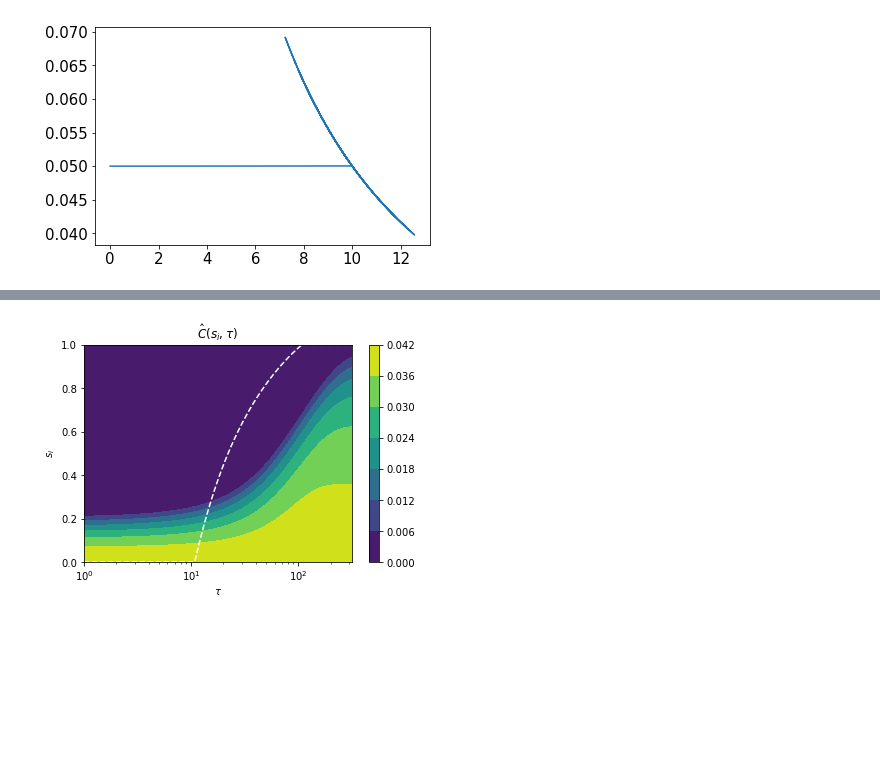
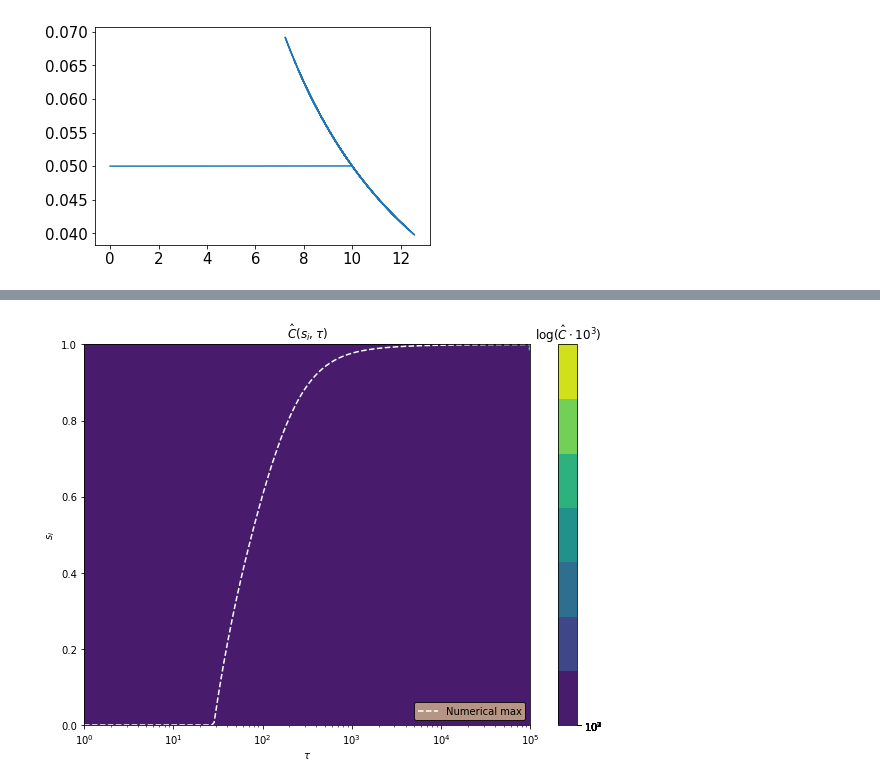
Before and after one commit to jakobkolb/pysave, a Jupyter notebook: pysave/model/Wippe.ipynb, the cells around one changed output, grey strips where cells are left out. Cells and saved outputs as stored; diff of their text form; code cells hidden in the pictures; blank space fills up the shorter version.

```diff
--- a/pysave/model/Wippe.ipynb
+++ b/pysave/model/Wippe.ipynb
@@ -6,6 +6,6 @@ import pandas as pd
 #trajectory3: delta = .40
 #trajectory1: delta = .05
 #trajectory2: delta= .05, tau=5
-traj = np.load('trajs/trajectory_Ldist_tau500_phi01_eps01') # trajectory_Ldist_tau500_phi01_eps01
-delta=5
+traj = np.load('trajs/trajectory_Ldist_tau500_phi01_eps01_bara') # trajectory_Ldist_tau500_phi01_eps01
+delta=6
 tau=500
@@ -455,9 +485,9 @@ from matplotlib import cm
 import numpy as np
 from matplotlib import colors, ticker
 u = np.linspace(0.01, 0.99, 100) # savings rate
-v = np.logspace(0.001, 2.2, 100) # tau
+v = np.logspace(0.001, 1.5, 100) # tau
 X, Y = np.meshgrid(u, v)
-a=0.05
+a=1.0
 b=0
 k0=1.
 Z = (1-X)*k0*np.exp((a*X - b)*Y)
@@ -500,68 +530,73 @@ import matplotlib.pyplot as plt
 from matplotlib import cm
 import numpy as np
 from matplotlib import colors, ticker
-from scipy.optimize import root, fsolve,brentq,minimize,fmin_l_bfgs_b
+from scipy.optimize import root, fsolve,brentq,minimize,fminbound
 %matplotlib inline
 
 
 u = np.linspace(1e-9, 1., 100) # savings rate
-taus = np.logspace(0, 2.5, 100)  # tau
+taus = np.logspace(0, 5, 200)  # tau
 S, T = np.meshgrid(u, taus)
 
-w = 4
-r = 0.04
+w = 4.5
+r = 0.055
 alpha = 0.5
 li= 1/100.
 delta = 0.05
-ko=1/100.
-
-def c_(s,tau):
+ko=1.
+tau=1
+def c_hat(s,tau):
 
     D = r - delta/s
-    gm = delta * r *ko + w *li*r
-    return (1.-s)*((r*ko+w*li*s/D)*np.exp(s*D*tau) + w*li*(1.-r/D))
+    gm = D * r *ko + w *li*r
+    return (1.-s)*((r*ko + w*r*li/D)*np.exp(s*D*tau) + w*li*(1.-r/D))
 
-def c_hat(s):
+def c_hat_neg(s):
 
     D = r - delta/s
-    gm = delta * r *ko + w *li*r
-    return s*gm*np.exp(s*D*tau)*(1.-(1.-s)*r*tau) -delta +(1.-s)*(np.exp(s*D*tau)-1)* w*li *r *delta/(s*D)
+    gm = D * r *ko + w *li*r
+    return -(1.-s)*((r*ko + w*r*li/D)*np.exp(s*D*tau) + w*li*(1.-r/D))
 
+# def dc(s):
+#     D = r - delta/s
+#     gm = D * r *ko + w *li*r
+#     return s*gm*np.exp(s*D*tau)*(1.-(1.-s)*r*tau) -delta +(1.-s)*(np.exp(s*D*tau)-1)* w*li *r *delta/(s*D)
 
-Z = S.copy()
-for a,tau in enumerate(taus):
-    Z[:,a]= c_(u,tau)
-
-
+Z= c_hat(S,T)
+#Z=S.copy()
+#for a,tt in enumerate(taus):
+#    Z[a,:]= c_(u,tt)
 #Z = (1-X)*k0*np.exp((a*X - b)*Y)
-
-bb= [(0,1) for i in range(100)]
 sroot=[]
 for tau in taus:
-    sroot.append(minimize(c_hat, np.array([0.5]),bounds=[(1e-4,1.)], method ='L-BFGS-B',tol=1e-13 ).x) # slsqp, tnc, L-BFGS-B
-
-fig2=plt.figure()
+    sroot.append(fminbound(c_hat_neg,1e-9,1., maxfun=10000,xtol=1e-12 ))# bounds=(1e-4,1.) ).x)#, method ='L-BFGS-B',tol=1e-12,
+                        #options={'maxiter':5000000} ).x) # slsqp, tnc, L-BFGS-
+fig2=plt.figure(figsize=(10,7))
 ax=fig2.add_subplot(111)
-Z=Z.T*(Z.T>0)
-c = ax.contourf(T, S, Z, zdir='z')
-ax.semilogx(taus, sroot,'w--')
+#Z=Z*(Z>0)
+c = ax.contourf(T, S, Z*1000, zdir='z')#,norm=colors.LogNorm(),levels=np.logspace(.8,18))
+ax.plot(taus, sroot,'w--',label='Numerical max')
 
 cb = plt.colorbar(c)
-# cb.set_ticks(np.logspace(int(np.log(np.min(Z))),int(np.log(np.max(Z))),9))
-# cb.set_ticklabels(np.logspace(int(np.log(np.min(Z))),int(np.log(np.max(Z))),9))
-# def fmt(x, pos):
-#     a, b = '{:.0e}'.format(x).split('e')
-#     b = int(b)
-#     return r'$ 10^{{{}}}$'.format(b)
+cb.set_ticks(np.logspace(.8,3,9))
+cb.set_ticklabels(np.logspace(.8,3,9))
+def fmt(x, pos):
+    a, b = '{:.0e}'.format(x).split('e')
+    b = int(b)
+    return r'$ 10^{{{}}}$'.format(b)
 
-# cb.formatter = ticker.FuncFormatter(fmt)
-# cb.update_ticks()
-
+cb.formatter = ticker.FuncFormatter(fmt)
+cb.update_ticks()
+cb.ax.set_title(r'$\log( \hat{C}\cdot 10^3 )$')
+ll= ax.legend(loc='lower right')
+frame= ll.get_frame()
+frame.set_facecolor('tan')
+frame.set_edgecolor('black')
 ax.set_xlabel(r'$\tau$')
 ax.set_ylabel(r'$s_i$')
 ax.set_title(r'$\hat{C}(s_i,\tau)$')
 ax.set_ylim(min(u),max(u))
 ax.set_xscale('log')
-#fig2.savefig()
+#fig2.savefig('C_hat_numericmax.pdf')
 # %% [output]
-[figure, old version]
+[figure, new version]
```
Also changed, not shown: parts of 13 cells of this notebook, 6 other files.
